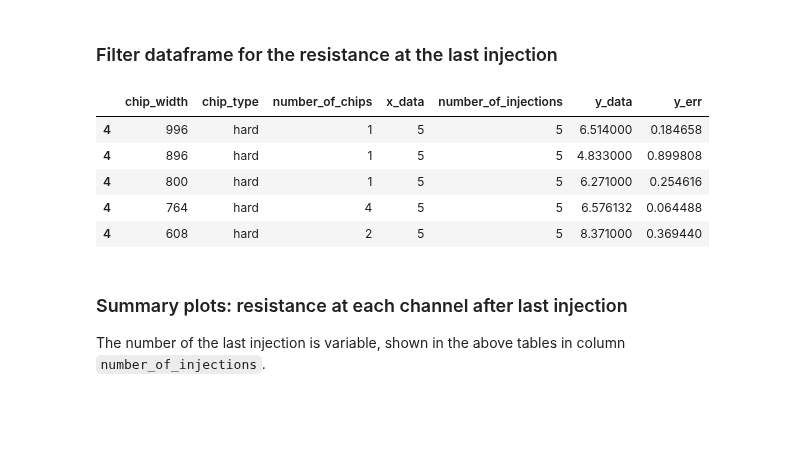
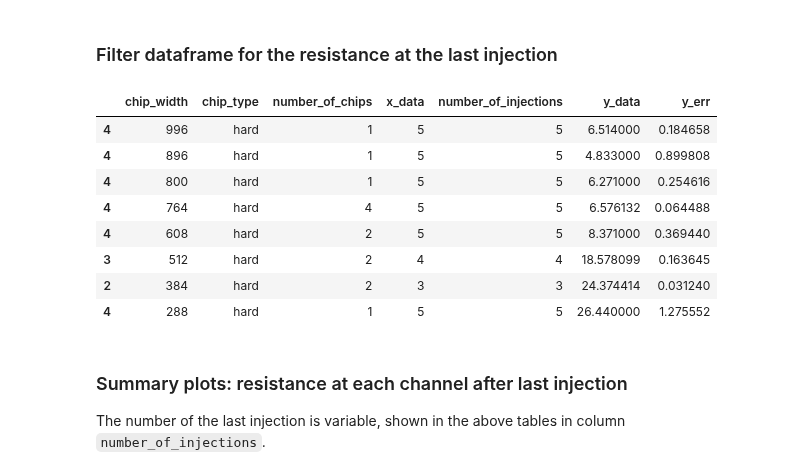
Before and after one commit to mkrause-nps/artificial-muscle, a Jupyter notebook: jupyter_notebooks/analise_thesis.ipynb, the cells around one changed output. Cells and saved outputs as stored; diff of their text form; code cells hidden in the pictures; blank space fills up the shorter version.

```diff
--- a/jupyter_notebooks/analise_thesis.ipynb
+++ b/jupyter_notebooks/analise_thesis.ipynb
@@ -162,15 +207,19 @@ df
 # %% [markdown]
 ### Filter dataframe for the resistance at the last injection
 # %%
-df_last_injection = df.loc[(df.x_data == df.number_of_injections) & (df.chip_width >= 600)]
+# df_last_injection = df.loc[(df.x_data == df.number_of_injections) & (df.chip_width >= 600)]
+df_last_injection = df.loc[(df.x_data == df.number_of_injections)]
 df_last_injection
 # %% [output]
 |  | chip_width | chip_type | number_of_chips | x_data | number_of_injections | y_data | y_err |
 | 4 | 996 | hard | 1 | 5 | 5 | 6.514000 | 0.184658 |
 | 4 | 896 | hard | 1 | 5 | 5 | 4.833000 | 0.899808 |
 | 4 | 800 | hard | 1 | 5 | 5 | 6.271000 | 0.254616 |
 | 4 | 764 | hard | 4 | 5 | 5 | 6.576132 | 0.064488 |
 | 4 | 608 | hard | 2 | 5 | 5 | 8.371000 | 0.369440 |
+| 3 | 512 | hard | 2 | 4 | 4 | 18.578099 | 0.163645 |
+| 2 | 384 | hard | 2 | 3 | 3 | 24.374414 | 0.031240 |
+| 4 | 288 | hard | 1 | 5 | 5 | 26.440000 | 1.275552 |
 # %% [markdown]
 ### Summary plots: resistance at each channel after last injection
 The number of the last injection is variable, shown in the above tables in column `number_of_injections`.
```
Also changed, not shown: parts of 8 cells of this notebook, 1 other file.
